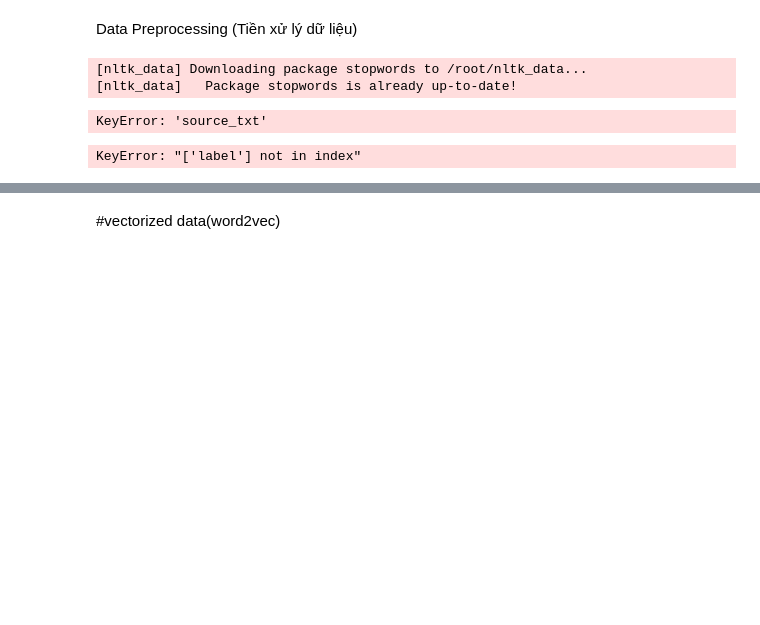
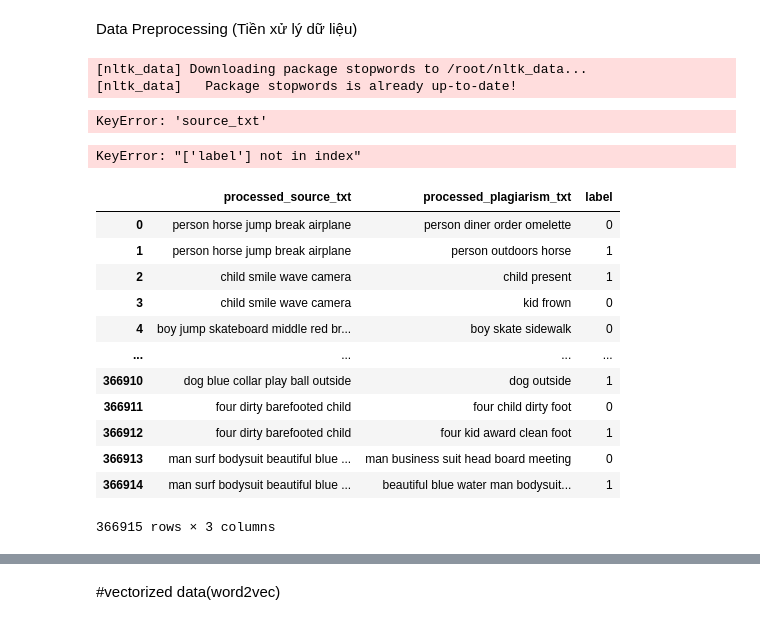
Before and after one commit to Theanh130124/SIC_Plagiarism_Detector, a Jupyter notebook: Plagiarism_Detector.ipynb, the cells around one changed output, grey strips where cells are left out. Drawn from its saved outputs; the diff is of its cells as text; code cells hidden in the pictures; blank space fills up the shorter version.

```diff
--- a/Plagiarism_Detector.ipynb
+++ b/Plagiarism_Detector.ipynb
@@ -313,0 +314,16 @@ df = pd.read_csv(file_path, usecols=['processed_source_txt', 'processed_plagiari
+# %%
+df
+# %% [output]
+|  | processed_source_txt | processed_plagiarism_txt | label |
+| 0 | person horse jump break airplane | person diner order omelette | 0 |
+| 1 | person horse jump break airplane | person outdoors horse | 1 |
+| 2 | child smile wave camera | child present | 1 |
+| 3 | child smile wave camera | kid frown | 0 |
+| 4 | boy jump skateboard middle red br... | boy skate sidewalk | 0 |
+| ... | ... | ... | ... |
+| 366910 | dog blue collar play ball outside | dog outside | 1 |
+| 366911 | four dirty barefooted child | four child dirty foot | 0 |
+| 366912 | four dirty barefooted child | four kid award clean foot | 1 |
+| 366913 | man surf bodysuit beautiful blue ... | man business suit head board meeting | 0 |
+| 366914 | man surf bodysuit beautiful blue ... | beautiful blue water man bodysuit... | 1 |
+366915 rows × 3 columns
```
Also changed, not shown: parts of 5 cells of this notebook.
